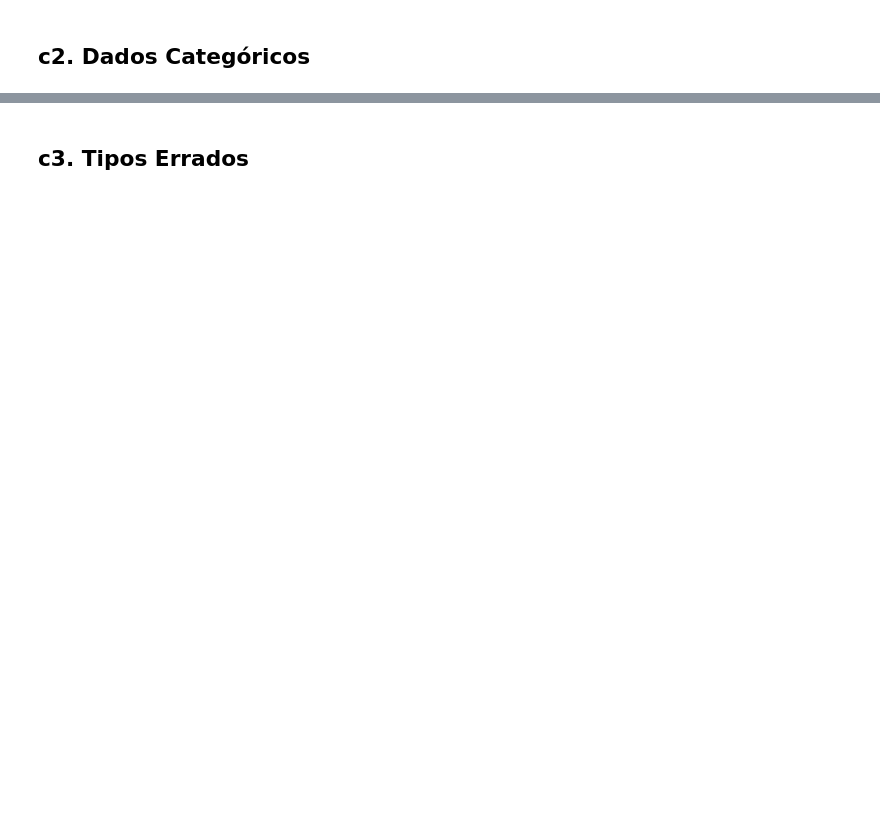
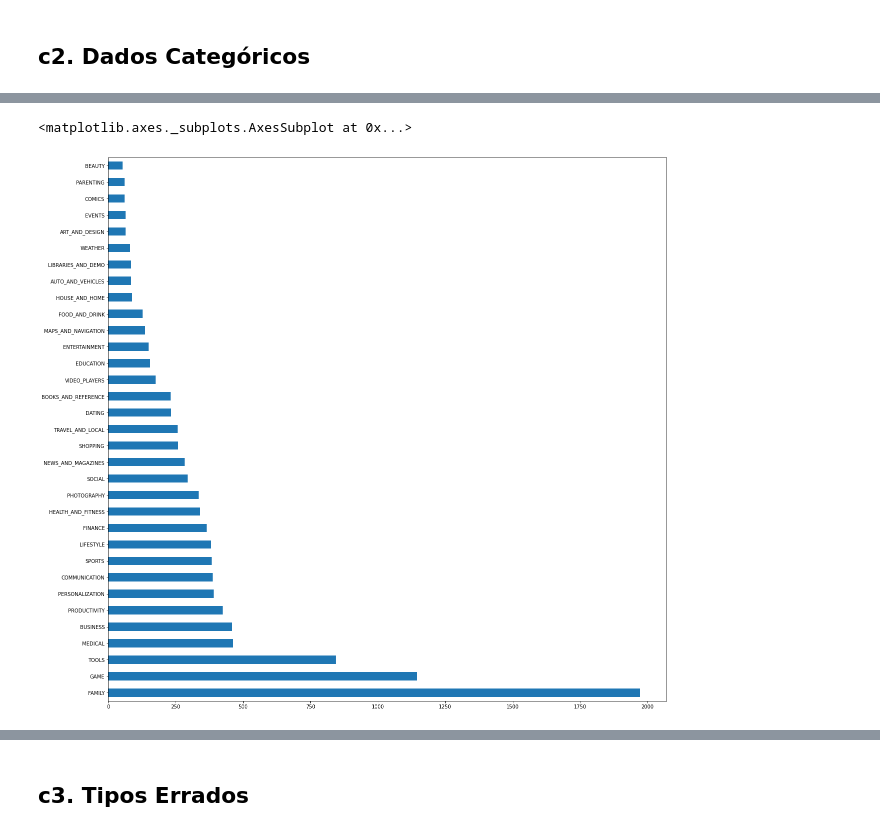
Before and after one commit to luizgvicente/analisysPython, a Jupyter notebook: Projeto 1 - Google Apps.ipynb, the cells around one changed output, grey strips where cells are left out. Saved outputs shown, nothing was run; the diff lists cells and outputs as text; code cells hidden in the pictures; blank space fills up the shorter version.

```diff
--- a/Projeto 1 - Google Apps.ipynb
+++ b/Projeto 1 - Google Apps.ipynb
@@ -85,5 +244,8 @@ df['Category'].value_counts()
 # %%
 # Mostrar isso graficamente
-# plt.figure(figsize = (20,20))
+plt.figure(figsize = (20,20))
 df['Category'].value_counts().plot(kind='barh')
+# %% [output]
+<matplotlib.axes._subplots.AxesSubplot at 0x...>
+[figure, added]
 # %%
```
Also changed, not shown: parts of 48 cells of this notebook, 5 other files.
